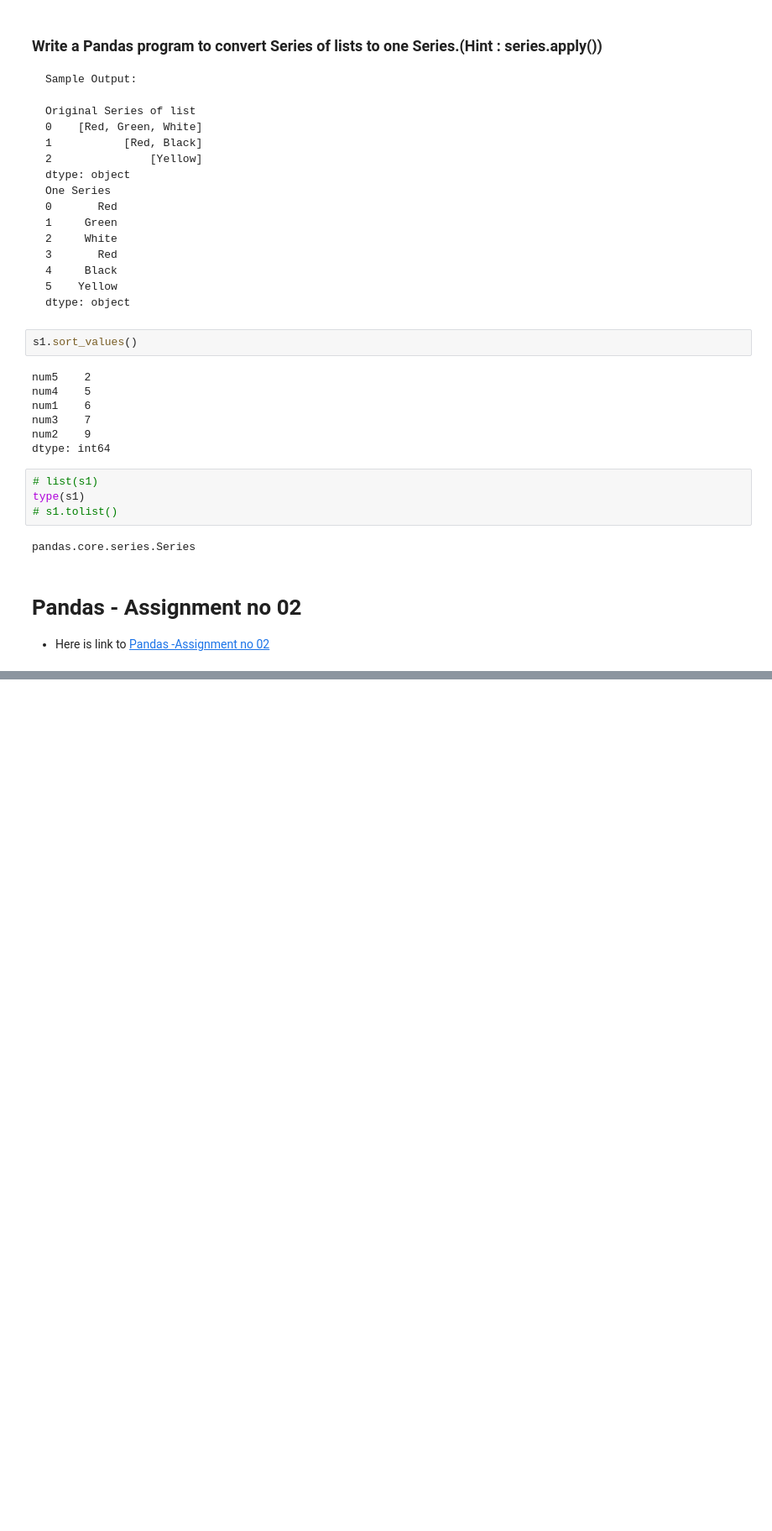
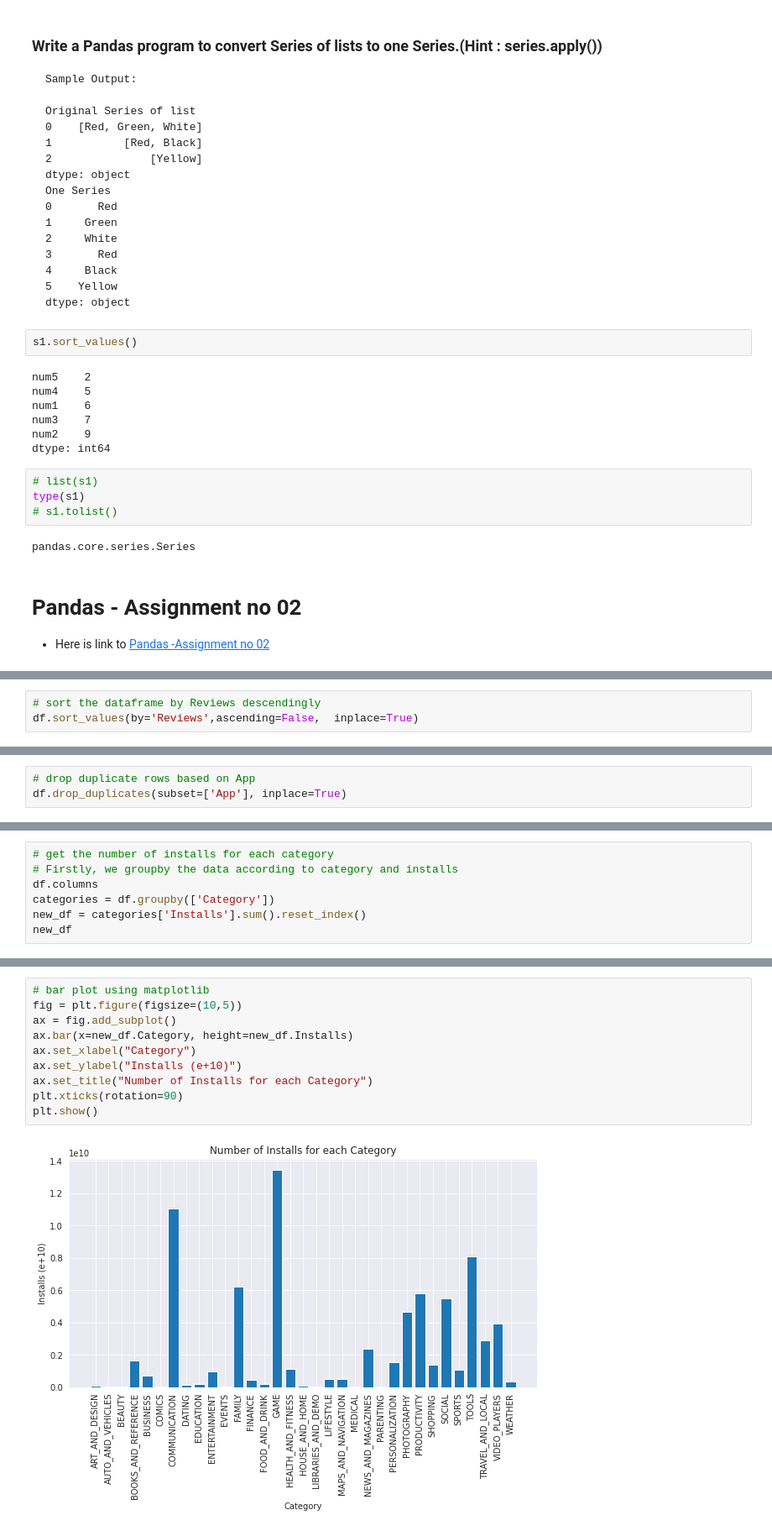
Before and after one commit to tayyabsarfraz/Introduction-to-Data-Analyst-and-Data-Science, a Jupyter notebook: Module no 02- Python for Data Scientists/02 - Pandas for Data Scientists/Lec-2.11(Pandas-02-Overview-of-Pandas-Series).ipynb, the cells around one changed output, grey strips where cells are left out. Shown at 84% size. Saved outputs shown, nothing was run; the diff lists cells and outputs as text; blank space fills up the shorter version.

Commit message:
Module no 02 - Python for Data Scientists

```diff
--- a/Module no 02- Python for Data Scientists/02 - Pandas for Data Scientists/Lec-2.11(Pandas-02-Overview-of-Pandas-Series).ipynb
+++ b/Module no 02- Python for Data Scientists/02 - Pandas for Data Scientists/Lec-2.11(Pandas-02-Overview-of-Pandas-Series).ipynb
@@ -906,0 +1210,3 @@ pandas.core.series.Series
+# %%
+# sort the dataframe by Reviews descendingly
+df.sort_values(by='Reviews',ascending=False,  inplace=True)
@@ -906,0 +1222,3 @@ pandas.core.series.Series
+# %%
+# drop duplicate rows based on App
+df.drop_duplicates(subset=['App'], inplace=True)
@@ -906,0 +1303,7 @@ pandas.core.series.Series
+# %%
+# get the number of installs for each category
+# Firstly, we groupby the data according to category and installs
+df.columns
+categories = df.groupby(['Category'])
+new_df = categories['Installs'].sum().reset_index()
+new_df
@@ -906,0 +1328,12 @@ pandas.core.series.Series
+# %%
+# bar plot using matplotlib
+fig = plt.figure(figsize=(10,5))
+ax = fig.add_subplot()
+ax.bar(x=new_df.Category, height=new_df.Installs)
+ax.set_xlabel("Category")
+ax.set_ylabel("Installs (e+10)")
+ax.set_title("Number of Installs for each Category")
+plt.xticks(rotation=90)
+plt.show()
+# %% [output]
+[figure, added]
```
Also changed, not shown: parts of 66 cells of this notebook.
